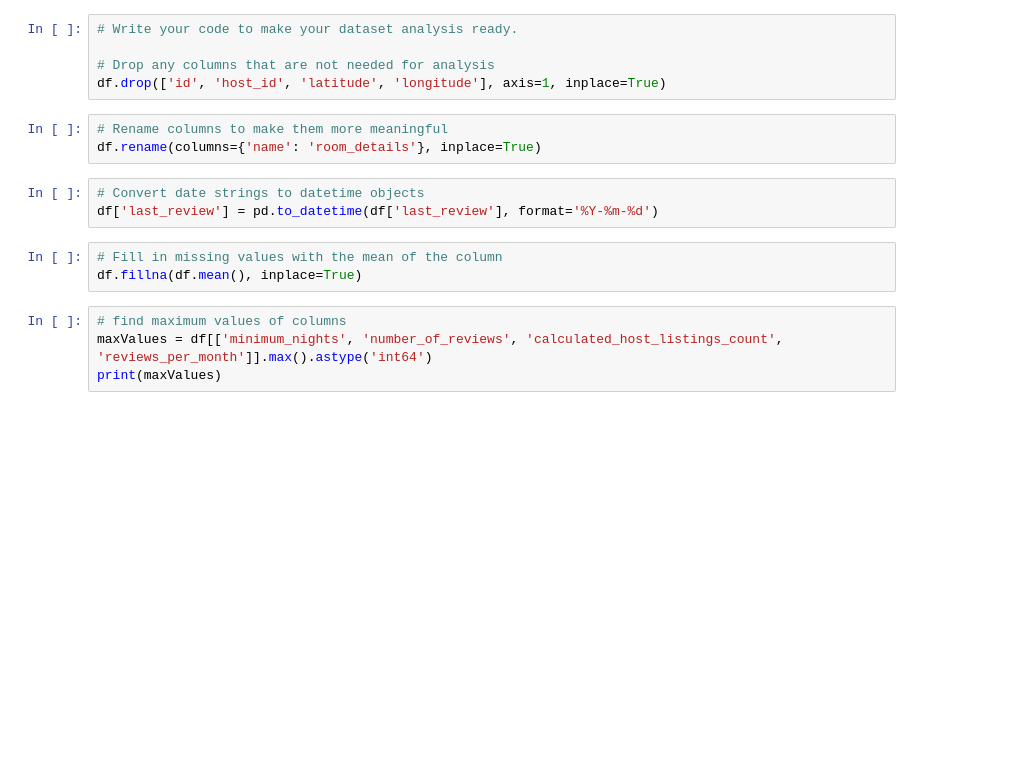
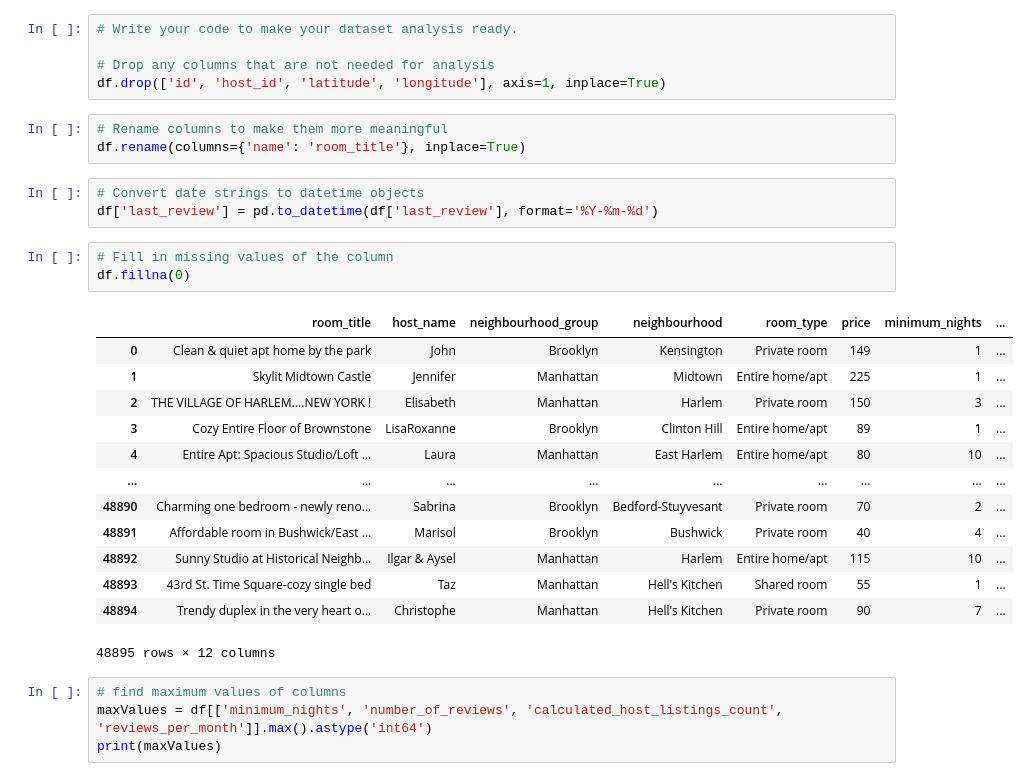
Before and after one commit to Manoharjha333/AirBnb-EDA-Project, a Jupyter notebook: AirBnb_EDA_Project.ipynb, the cells around one changed output. Cells and saved outputs as stored; diff of their text form; blank space fills up the shorter version.

```diff
--- a/AirBnb_EDA_Project.ipynb
+++ b/AirBnb_EDA_Project.ipynb
@@ -287,13 +287,27 @@ dtype: int64
 df.drop(['id', 'host_id', 'latitude', 'longitude'], axis=1, inplace=True)
 # %%
 # Rename columns to make them more meaningful
-df.rename(columns={'name': 'room_details'}, inplace=True)
+df.rename(columns={'name': 'room_title'}, inplace=True)
 # %%
 # Convert date strings to datetime objects
 df['last_review'] = pd.to_datetime(df['last_review'], format='%Y-%m-%d')
 # %%
-# Fill in missing values with the mean of the column
-df.fillna(df.mean(), inplace=True)
+# Fill in missing values of the column
+df.fillna(0)
+# %% [output]
+|  | room_title | host_name | neighbourhood_group | neighbourhood | room_type | price | minimum_nights | ... |
+| 0 | Clean & quiet apt home by the park | John | Brooklyn | Kensington | Private room | 149 | 1 | ... |
+| 1 | Skylit Midtown Castle | Jennifer | Manhattan | Midtown | Entire home/apt | 225 | 1 | ... |
+| 2 | THE VILLAGE OF HARLEM....NEW YORK ! | Elisabeth | Manhattan | Harlem | Private room | 150 | 3 | ... |
+| 3 | Cozy Entire Floor of Brownstone | LisaRoxanne | Brooklyn | Clinton Hill | Entire home/apt | 89 | 1 | ... |
+| 4 | Entire Apt: Spacious Studio/Loft ... | Laura | Manhattan | East Harlem | Entire home/apt | 80 | 10 | ... |
+| ... | ... | ... | ... | ... | ... | ... | ... | ... |
+| 48890 | Charming one bedroom - newly reno... | Sabrina | Brooklyn | Bedford-Stuyvesant | Private room | 70 | 2 | ... |
+| 48891 | Affordable room in Bushwick/East ... | Marisol | Brooklyn | Bushwick | Private room | 40 | 4 | ... |
+| 48892 | Sunny Studio at Historical Neighb... | Ilgar & Aysel | Manhattan | Harlem | Entire home/apt | 115 | 10 | ... |
+| 48893 | 43rd St. Time Square-cozy single bed | Taz | Manhattan | Hell's Kitchen | Shared room | 55 | 1 | ... |
+| 48894 | Trendy duplex in the very heart o... | Christophe | Manhattan | Hell's Kitchen | Private room | 90 | 7 | ... |
+48895 rows × 12 columns
 # %%
 # find maximum values of columns
 maxValues = df[['minimum_nights', 'number_of_reviews', 'calculated_host_listings_count', 'reviews_per_month']].max().astype('int64')
```
Also changed, not shown: parts of 15 cells of this notebook.
